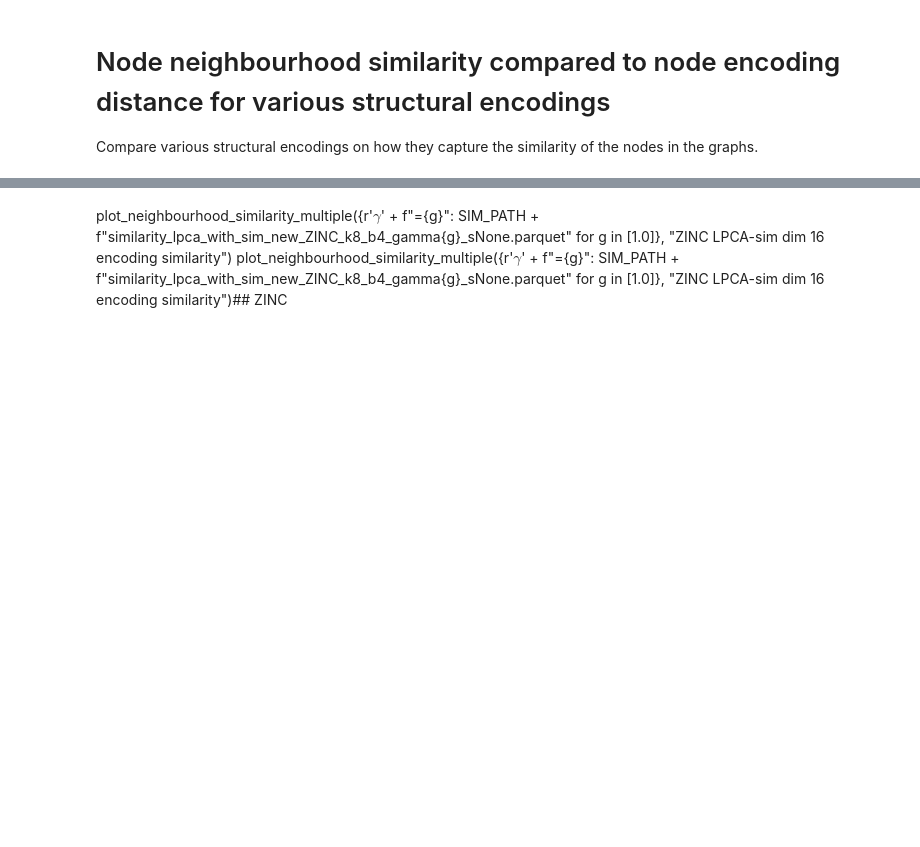
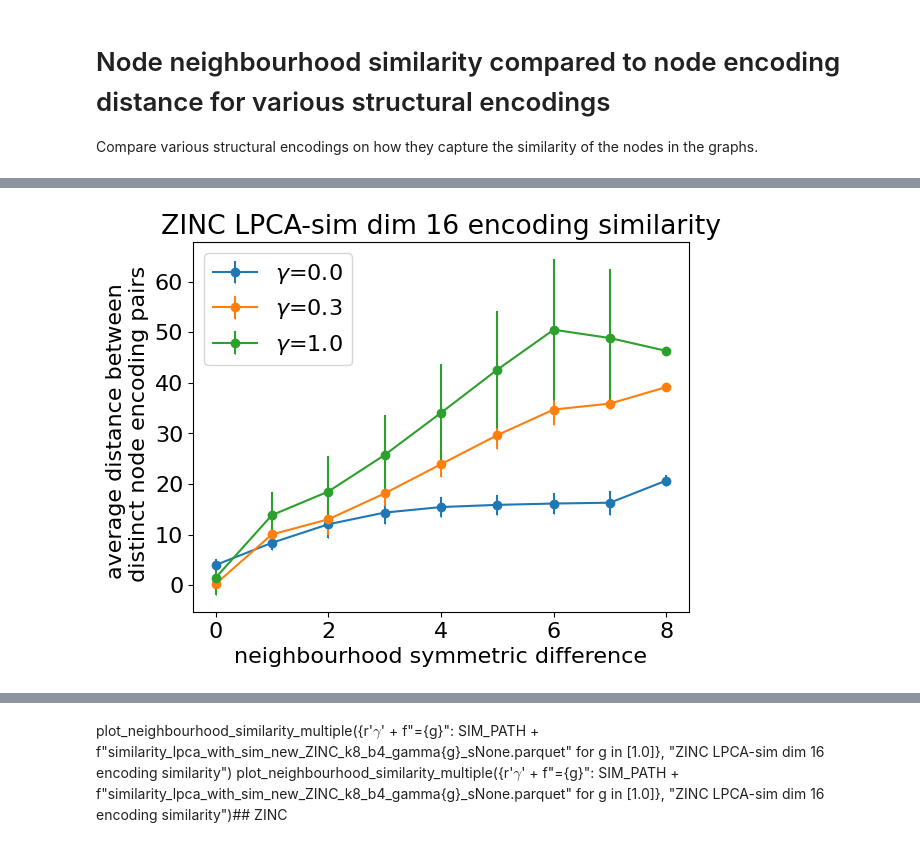
Before and after one commit to richardbinder/binary-matrix-factorization, a Jupyter notebook: src/encoding_similarity_new.ipynb, the cells around one changed output, grey strips where cells are left out. Cells and saved outputs as stored; diff of their text form; code cells hidden in the pictures; blank space fills up the shorter version.

```diff
--- a/src/encoding_similarity_new.ipynb
+++ b/src/encoding_similarity_new.ipynb
@@ -102,3 +125,5 @@ plot_error({f"Dist, CIFAR, gamma={g}": BASE_PATH + f"lpca_with_sim_new_CIFAR_k12
 # %%
-plot_neighbourhood_distance_multiple({r'$\gamma$' + f"={g}": SIM_PATH + f"similarity_lpca_with_sim_new_ZINC_k8_b4_gamma{g}_sNone.parquet" for g in [1.0]}, "ZINC LPCA-sim dim 16 encoding similarity")
+plot_neighbourhood_distance_multiple({r'$\gamma$' + f"={g}": SIM_PATH + f"similarity_lpca_with_sim_new_ZINC_methodDist_k8_b4_gamma{g}_s200.parquet" for g in [0.0, 0.3, 1.0]}, "ZINC LPCA-sim dim 16 encoding similarity")
+# %% [output]
+[figure, added]
 # %%
```
Also changed, not shown: parts of 13 cells of this notebook, 7 other files.
